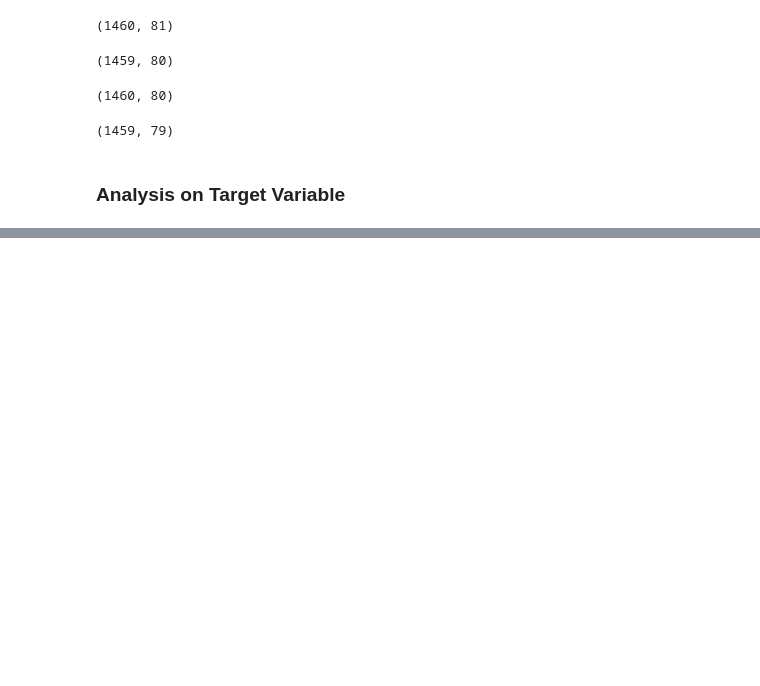
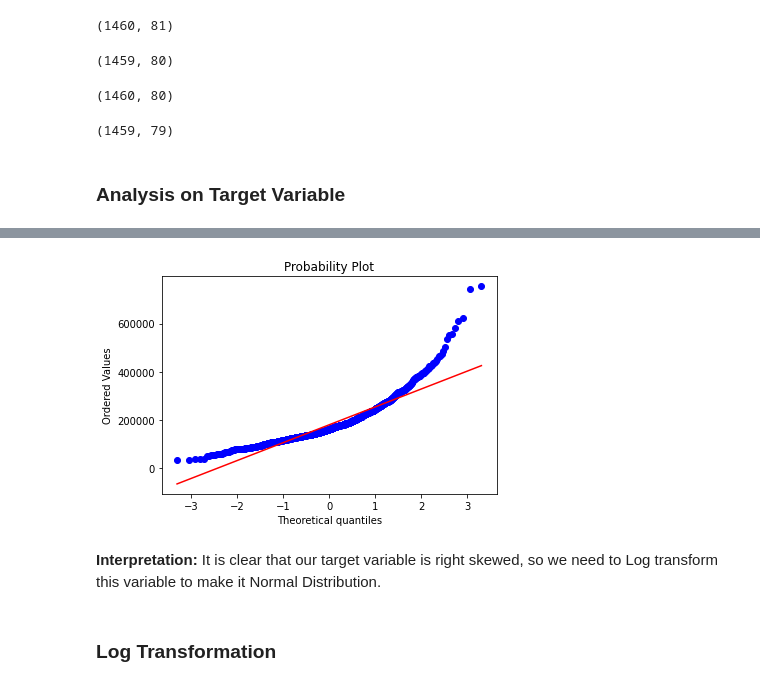
Before and after one commit to RAJ-DSML/house-prices-prediction, a Jupyter notebook: house-prices-prediction.ipynb, the cells around one changed output, grey strips where cells are left out. Cells and saved outputs as stored; diff of their text form; code cells hidden in the pictures; blank space fills up the shorter version.

```diff
--- a/house-prices-prediction.ipynb
+++ b/house-prices-prediction.ipynb
@@ -76,0 +85,10 @@ sns.distplot(df_train["SalePrice"])
+# %%
+fig = plt.figure()
+residual = stats.probplot(df_train["SalePrice"], plot=plt)
+plt.show()
+# %% [output]
+[figure, added]
+# %% [markdown]
+**Interpretation:** It is clear that our target variable is right skewed, so we need to Log transform this variable to make it Normal Distribution.
+# %% [markdown]
+### Log Transformation
```
Also changed, not shown: parts of 3 cells of this notebook.
